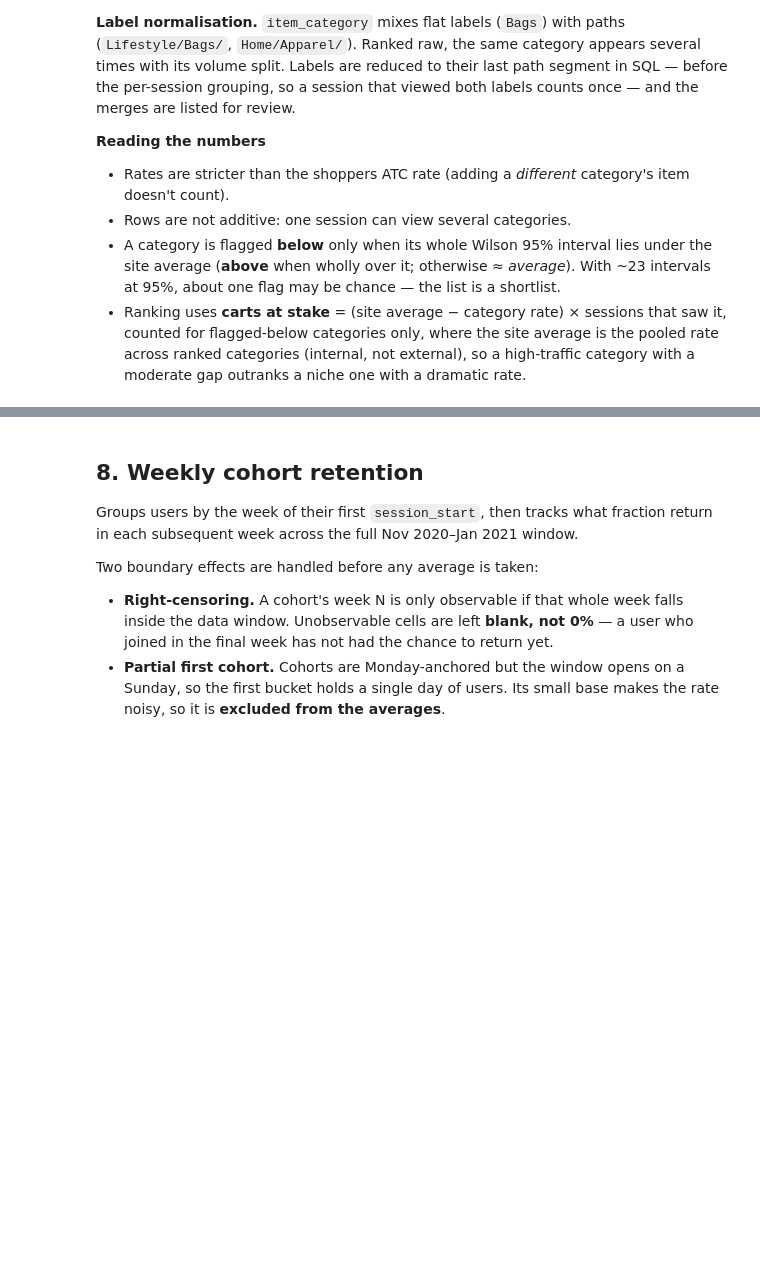
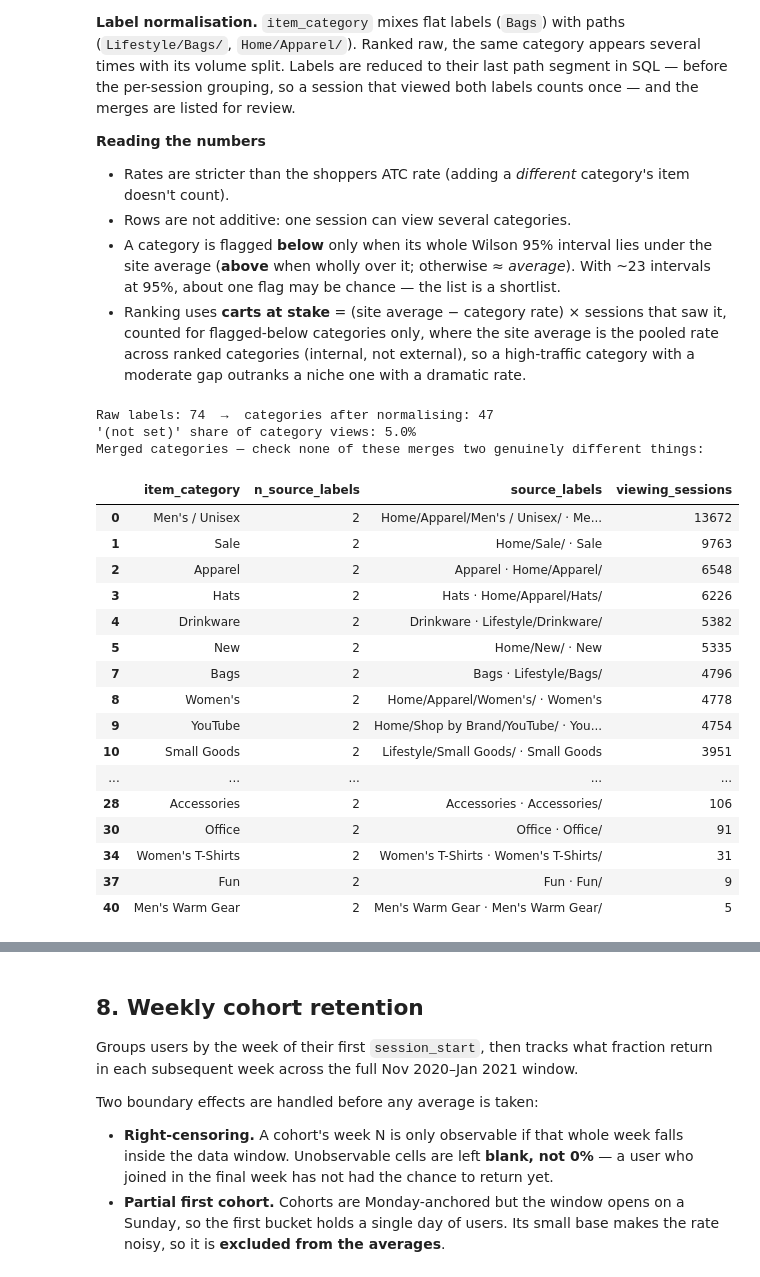
Before and after one commit to guiarpi/ga4-product-analytics, a Jupyter notebook: ga4_funnel_analysis.ipynb, the cells around one changed output, grey strips where cells are left out. Saved outputs shown, nothing was run; the diff lists cells and outputs as text; code cells hidden in the pictures; blank space fills up the shorter version.

```diff
--- a/ga4_funnel_analysis.ipynb
+++ b/ga4_funnel_analysis.ipynb
@@ -1183,7 +1183,8 @@ WITH item_events AS (
     event_timestamp,
     COALESCE(NULLIF(TRIM(it.item_category), ''), '(not set)')    AS raw_category,
     -- add_to_cart carries the whole list (~11 items); only quantity > 0 was carted.
-    IFNULL(it.quantity, 0)                                        AS quantity
+    IFNULL(it.quantity, 0)                                        AS quantity,
+    it.price                                                      AS price
   FROM `{DATASET}.events_*`, UNNEST(items) AS it
   WHERE
     _TABLE_SUFFIX BETWEEN '{DATE_START}' AND '{DATE_END}'
@@ -1220,34 +1221,66 @@ session_category AS (
     MIN(IF(event_name = 'view_item',   event_timestamp, NULL))   AS ts_first_view,
     MAX(IF(event_name = 'add_to_cart' AND quantity > 0, event_timestamp, NULL)) AS ts_last_cart
   FROM normalised
   WHERE session_id IS NOT NULL
   GROUP BY user_pseudo_id, session_id, item_category
 ),
 
 agg AS (
   SELECT
     item_category,
     COUNTIF(ts_first_view IS NOT NULL)                                  AS viewing_sessions,
     COUNTIF(ts_first_view IS NOT NULL AND ts_last_cart >= ts_first_view) AS carting_sessions
   FROM session_category
   GROUP BY item_category
+),
+
+-- price: median listed price of the category's products as seen in product lists.
+-- Price is a confounder for seen → carted (cheap items are an easier yes).
+price AS (
+  -- Exact median (PERCENTILE_CONT): APPROX_QUANTILES varies slightly between runs.
+  SELECT DISTINCT item_category,
+    PERCENTILE_CONT(price, 0.5) OVER (PARTITION BY item_category) AS median_price
+  FROM normalised
+  WHERE event_name = 'view_item' AND price IS NOT NULL
 )
 
-SELECT agg.*, labels.n_source_labels, labels.source_labels
+SELECT agg.*, labels.n_source_labels, labels.source_labels, price.median_price
 FROM agg
 JOIN labels USING (item_category)
+LEFT JOIN price USING (item_category)
 ORDER BY viewing_sessions DESC
 """
 
 category_raw = client.query(category_sql).to_dataframe()
 
 # Data-quality check before ranking anything: how much of the catalogue is untagged?
 _views = category_raw["viewing_sessions"].sum()
 _notset = category_raw.loc[category_raw["item_category"] == "(not set)", "viewing_sessions"].sum()
 print(f"Raw labels: {int(category_raw['n_source_labels'].sum())}  →  categories after normalising: {len(category_raw)}")
 print(f"'(not set)' share of category views: {_notset/_views*100:.1f}%")
 print("Merged categories — check none of these merges two genuinely different things:")
 display(category_raw[category_raw["n_source_labels"] > 1][["item_category", "n_source_labels", "source_labels", "viewing_sessions"]])
+# %% [output]
+Raw labels: 74  →  categories after normalising: 47
+'(not set)' share of category views: 5.0%
+Merged categories — check none of these merges two genuinely different things:
+|  | item_category | n_source_labels | source_labels | viewing_sessions |
+| 0 | Men's / Unisex | 2 | Home/Apparel/Men's / Unisex/ · Me... | 13672 |
+| 1 | Sale | 2 | Home/Sale/ · Sale | 9763 |
+| 2 | Apparel | 2 | Apparel · Home/Apparel/ | 6548 |
+| 3 | Hats | 2 | Hats · Home/Apparel/Hats/ | 6226 |
+| 4 | Drinkware | 2 | Drinkware · Lifestyle/Drinkware/ | 5382 |
+| 5 | New | 2 | Home/New/ · New | 5335 |
+| 7 | Bags | 2 | Bags · Lifestyle/Bags/ | 4796 |
+| 8 | Women's | 2 | Home/Apparel/Women's/ · Women's | 4778 |
+| 9 | YouTube | 2 | Home/Shop by Brand/YouTube/ · You... | 4754 |
+| 10 | Small Goods | 2 | Lifestyle/Small Goods/ · Small Goods | 3951 |
+| ... | ... | ... | ... | ... |
+| 28 | Accessories | 2 | Accessories · Accessories/ | 106 |
+| 30 | Office | 2 | Office · Office/ | 91 |
+| 34 | Women's T-Shirts | 2 | Women's T-Shirts · Women's T-Shirts/ | 31 |
+| 37 | Fun | 2 | Fun · Fun/ | 9 |
+| 40 | Men's Warm Gear | 2 | Men's Warm Gear · Men's Warm Gear/ | 5 |
 # %%
 # ── Section 7d: Category ranking + chart ─────────────────────────────────────
 MIN_CATEGORY_VIEWS = 500   # below this the rate is too noisy to rank
```
Also changed, not shown: parts of 5 cells of this notebook, 2 other files.
